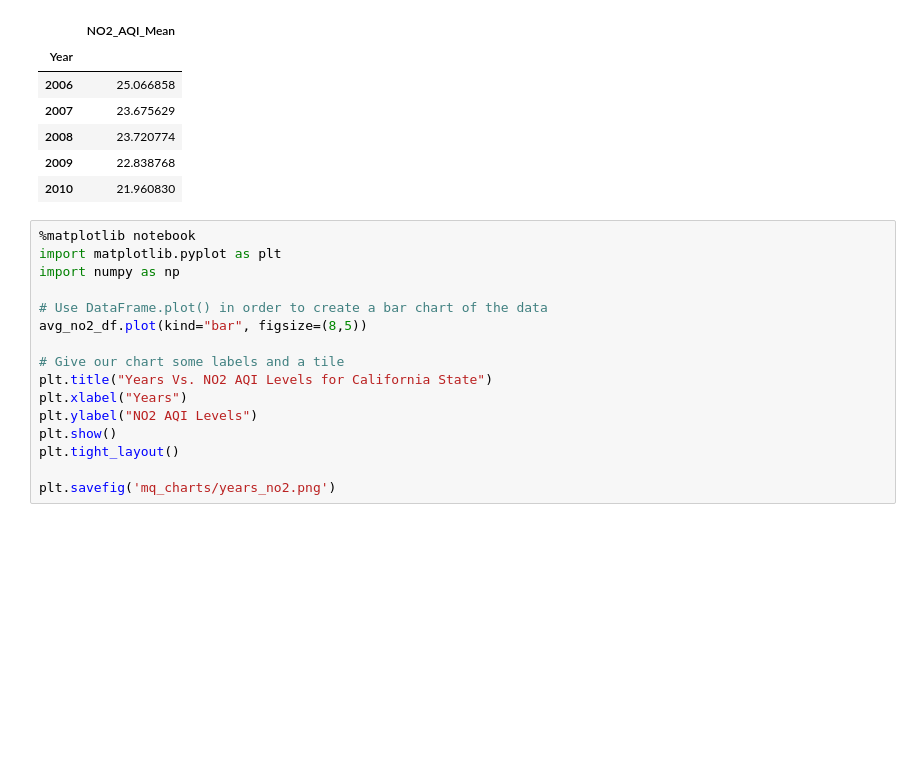
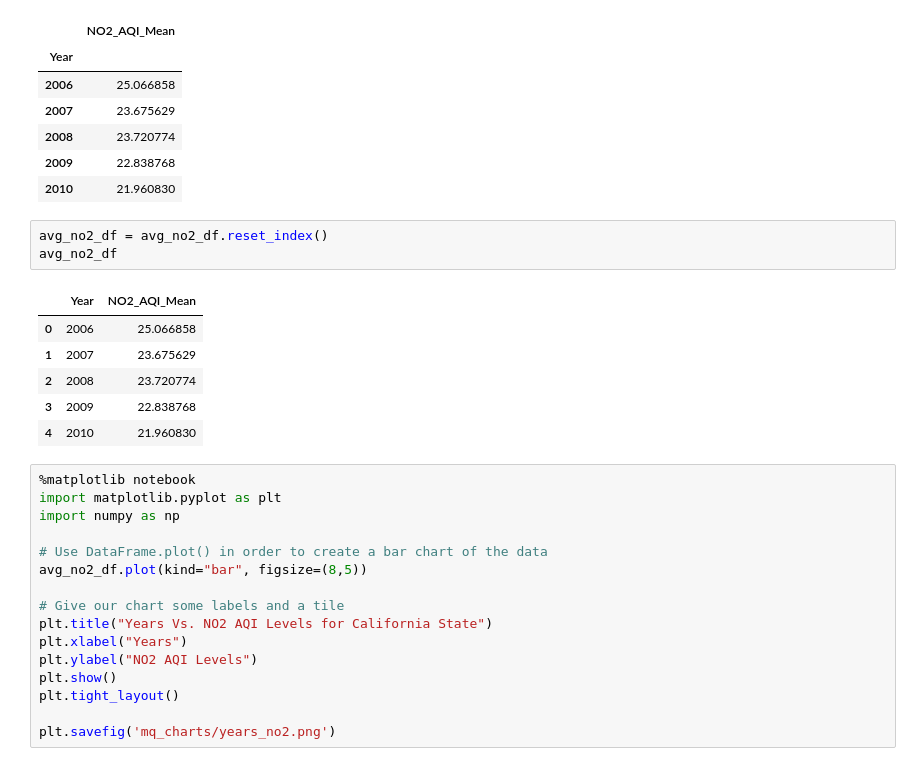
Before and after one commit to dalismo/Project-1, a Jupyter notebook: mq_pollution_data_analysis.ipynb, the cells around one changed output. Cells and saved outputs as stored; diff of their text form; blank space fills up the shorter version.

```diff
--- a/mq_pollution_data_analysis.ipynb
+++ b/mq_pollution_data_analysis.ipynb
@@ -64,6 +64,16 @@ avg_no2_df
 | 2008 | 23.720774 |
 | 2009 | 22.838768 |
 | 2010 | 21.960830 |
+# %%
+avg_no2_df = avg_no2_df.reset_index()
+avg_no2_df
+# %% [output]
+|  | Year | NO2_AQI_Mean |
+| 0 | 2006 | 25.066858 |
+| 1 | 2007 | 23.675629 |
+| 2 | 2008 | 23.720774 |
+| 3 | 2009 | 22.838768 |
+| 4 | 2010 | 21.960830 |
 # %%
 %matplotlib notebook
 import matplotlib.pyplot as plt
```
Also changed, not shown: parts of 6 cells of this notebook.
